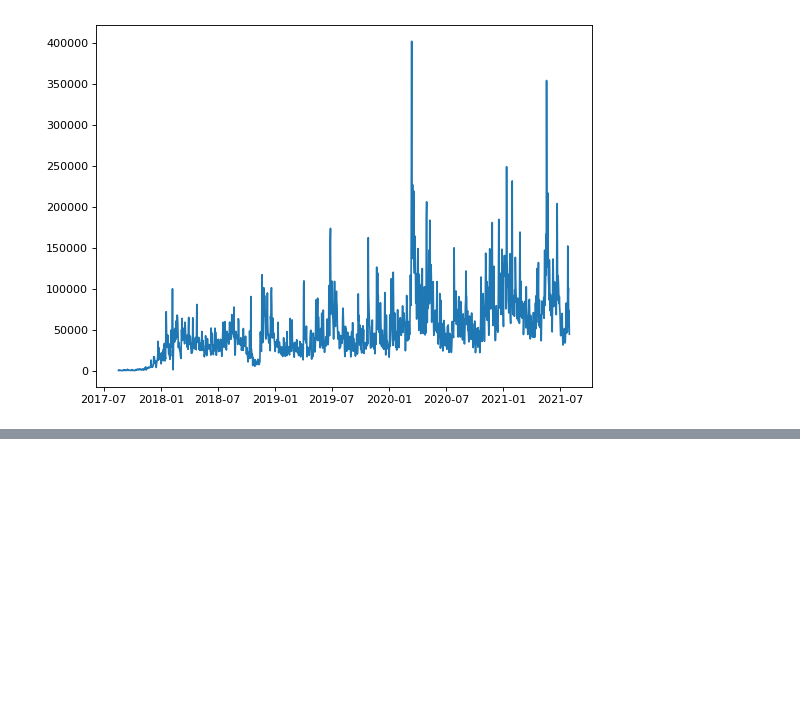
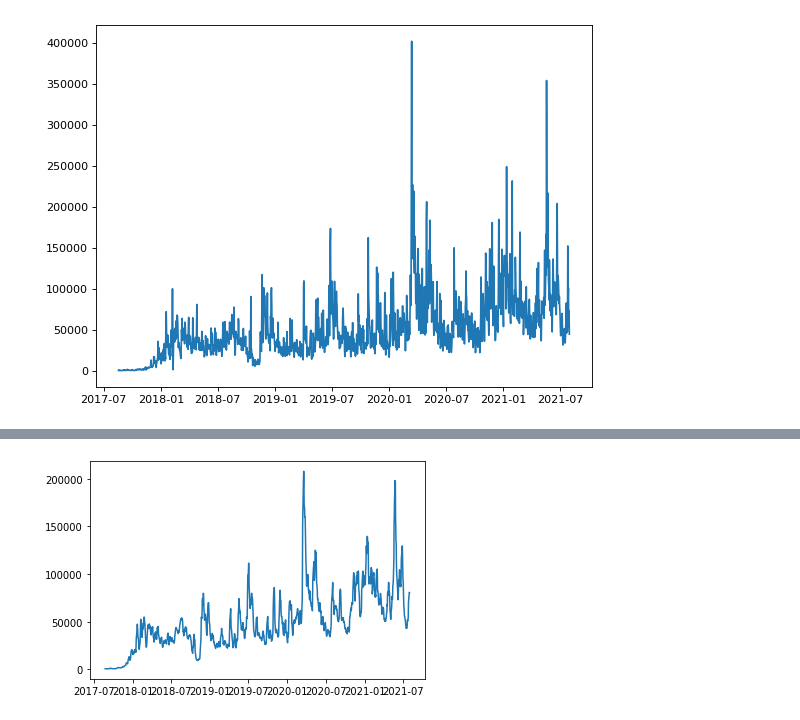
Before and after one commit to zachHFT/Optimal-Cryptocurrency-Trading-Strategies, a Jupyter notebook: eda.ipynb, the cells around one changed output, grey strips where cells are left out. Drawn from its saved outputs; the diff is of its cells as text; code cells hidden in the pictures; blank space fills up the shorter version.

```diff
--- a/eda.ipynb
+++ b/eda.ipynb
@@ -163,0 +161,7 @@ df
+# %%
+# rolling average of volume
+
+plt.plot(df['datetime'],df['volume'].rolling(7).mean())
+plt.show()
+# %% [output]
+[figure, added]
```
Also changed, not shown: parts of 11 cells of this notebook.
